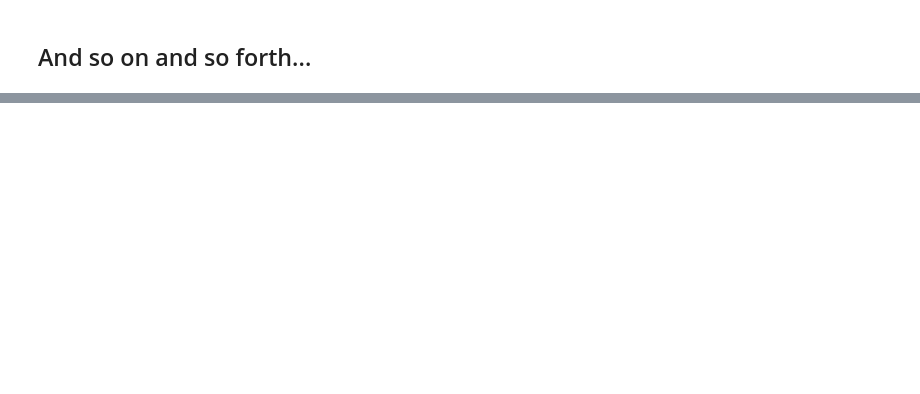
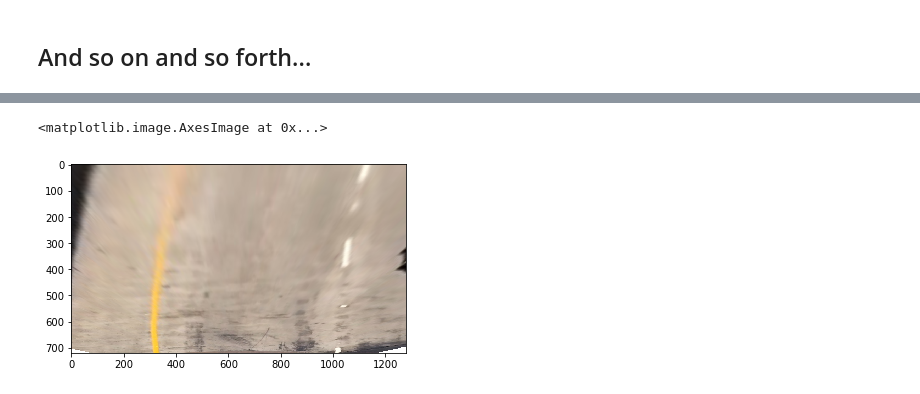
Before and after one commit to JWC1212/CarND-Advanced-Lane-Lines-master, a Jupyter notebook: examples/example.ipynb, the cells around one changed output, grey strips where cells are left out. Cells and saved outputs as stored; diff of their text form; code cells hidden in the pictures; blank space fills up the shorter version.

```diff
--- a/examples/example.ipynb
+++ b/examples/example.ipynb
@@ -185,0 +255,7 @@ for fname in test_images:
+# %%
+#Read a warped_img
+warped_img = mpimg.imread("../test_images/warped_test1.jpg")
+plt.imshow(warped_img)
+# %% [output]
+<matplotlib.image.AxesImage at 0x...>
+[figure, added]
```
Also changed, not shown: parts of 24 cells of this notebook, 4 other files.
